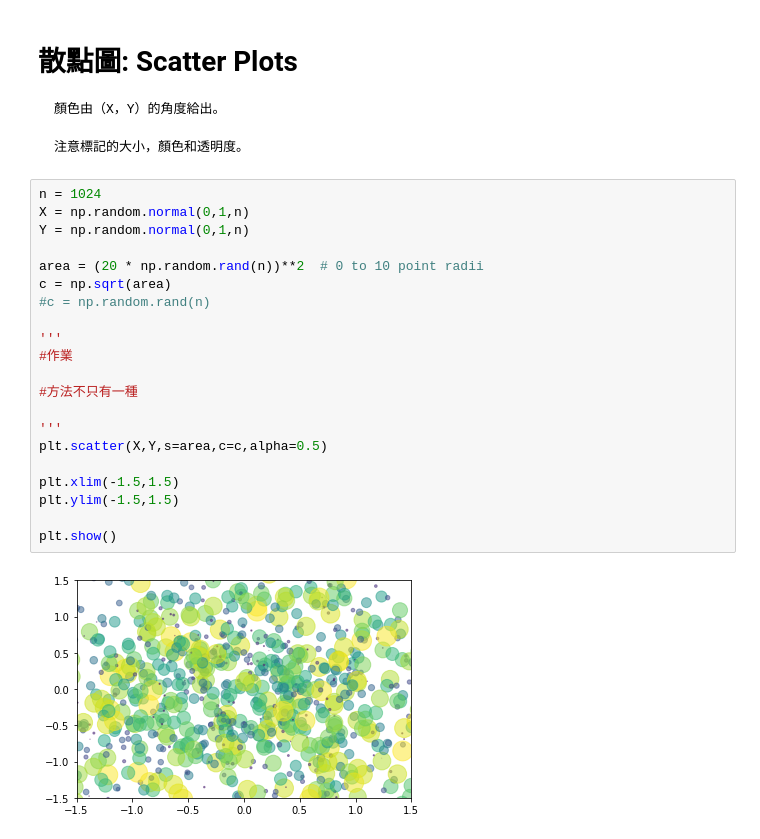
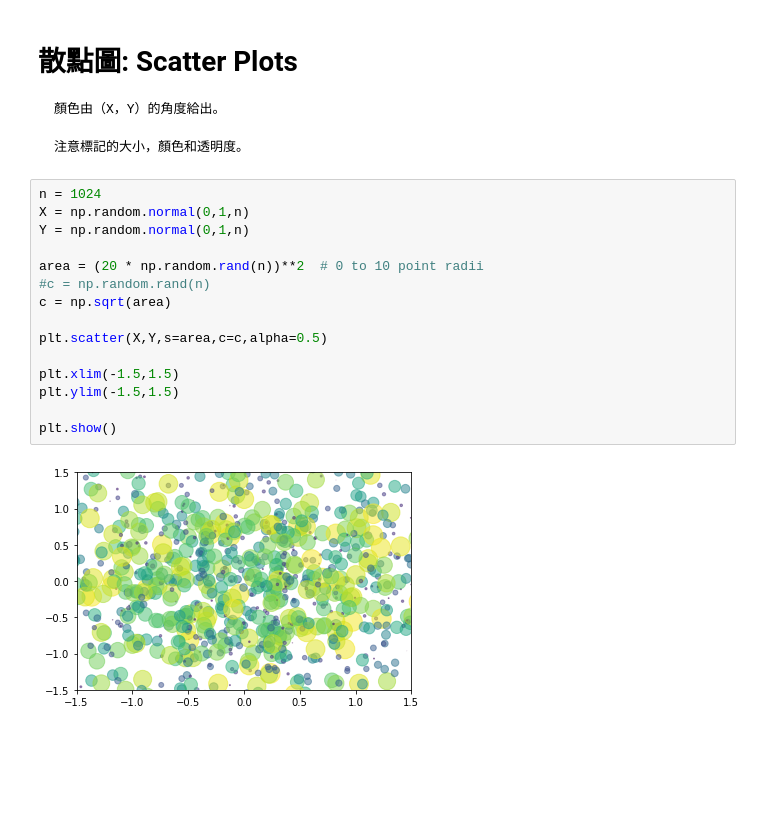
Before and after one commit to kathyrin25/Python_DS60, a Jupyter notebook: Homework/Day_18_HW.ipynb, the cells around one changed output. Cells and saved outputs as stored; diff of their text form; blank space fills up the shorter version.

```diff
--- a/Homework/Day_18_HW.ipynb
+++ b/Homework/Day_18_HW.ipynb
@@ -66,23 +66,17 @@ plt.show()
 # %%
 n = 1024
 X = np.random.normal(0,1,n)
 Y = np.random.normal(0,1,n)
 
 area = (20 * np.random.rand(n))**2  # 0 to 10 point radii
+#c = np.random.rand(n)
 c = np.sqrt(area)
-#c = np.random.rand(n)
 
-'''
-#作業
-
-#方法不只有一種
-
-'''
 plt.scatter(X,Y,s=area,c=c,alpha=0.5)
 
 plt.xlim(-1.5,1.5)
 plt.ylim(-1.5,1.5)
 
 plt.show()
 # %% [output]
-[figure, old version]
+[figure, new version]
```
Also changed, not shown: parts of 1 cell of this notebook.
